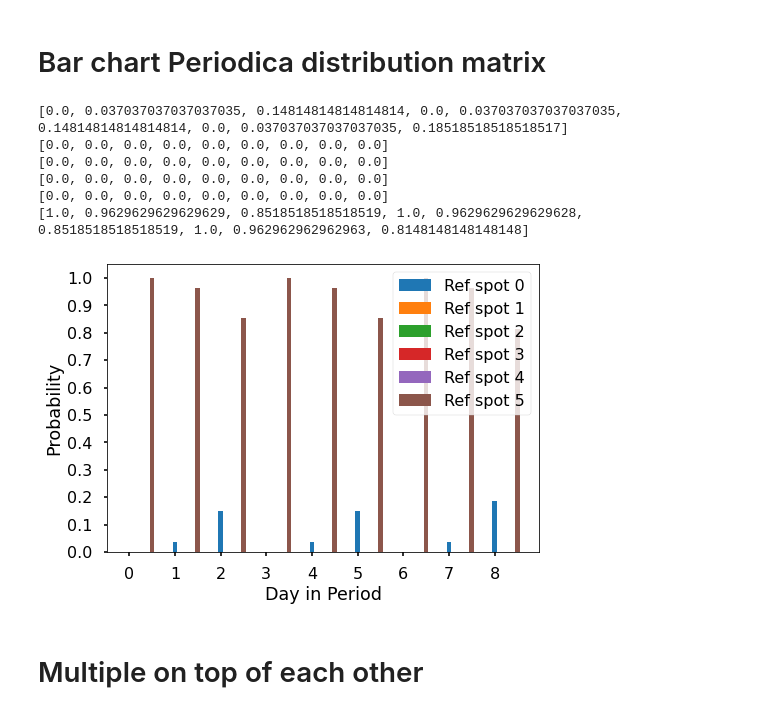
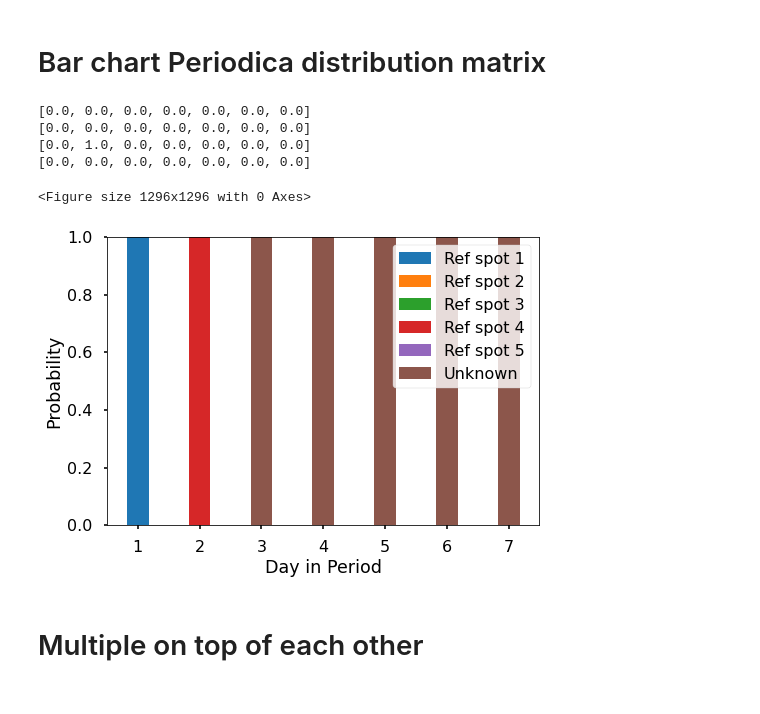
Before and after one commit to liseph/masterproject, a Jupyter notebook: GRaphs.ipynb, the cells around one changed output. Cells and saved outputs as stored; diff of their text form; code cells hidden in the pictures.

```diff
--- a/GRaphs.ipynb
+++ b/GRaphs.ipynb
@@ -45,37 +45,41 @@ sg.find_peaks(t)
 # Bar chart Periodica distribution matrix
 # %%
 # Arrays.toString(Arrays.stream(((SegmentCluster)((ArrayList)((PeriodicaResult)patterns[0]).segments).get(0)).distMatrix).map(line -> Arrays.toString(line)).toArray())
-data = [[0.0, 0.0, 0.0, 0.0, 0.0, 1.0], [0.037037037037037035, 0.0, 0.0, 0.0, 0.0, 0.9629629629629629], [0.14814814814814814, 0.0, 0.0, 0.0, 0.0, 0.8518518518518519], [0.0, 0.0, 0.0, 0.0, 0.0, 1.0], [0.037037037037037035, 0.0, 0.0, 0.0, 0.0, 0.9629629629629628], [0.14814814814814814, 0.0, 0.0, 0.0, 0.0, 0.8518518518518519], [0.0, 0.0, 0.0, 0.0, 0.0, 1.0], [0.037037037037037035, 0.0, 0.0, 0.0, 0.0, 0.962962962962963], [0.18518518518518517, 0.0, 0.0, 0.0, 0.0, 0.8148148148148148]]
+data = [[0.0, 1.0, 0.0, 0.0, 0.0, 0.0], [0.0, 0.0, 0.0, 0.0, 1.0, 0.0], [1.0, 0.0, 0.0, 0.0, 0.0, 0.0], [1.0, 0.0, 0.0, 0.0, 0.0, 0.0], [1.0, 0.0, 0.0, 0.0, 0.0, 0.0], [1.0, 0.0, 0.0, 0.0, 0.0, 0.0], [1.0, 0.0, 0.0, 0.0, 0.0, 0.0]]
 
+plt.figure(figsize = (18, 18))
 dim = len(data[0])
-w = 0.6
+w = 0.35
 dimw = w / dim
 
 fig = plt.figure()
 ax = fig.add_axes([0,0,1,1])
-x = np.arange(len(data))
-for i in range(len(data[0])):
+x = np.arange(len(data)) + 1
+
+prev = np.array([d[1] for d in data])
+ax.bar(x, prev, w)
+for i in range(2, len(data[0])):
     y = [d[i] for d in data]
     print(y)
-    ax.bar(x + i * dimw, y,
-               dimw,
-               bottom = 0.001)
-
+    ax.bar(x, y, w, bottom=prev)
+    prev += y
+last = np.array([d[0] for d in data])
+ax.bar(x, last, w, bottom=prev)
 
 ax.set_ylabel('Probability')
 ax.set_xlabel('Day in Period')
 ax.set_xticks(x)
-ax.set_yticks(np.arange(0, 1.1, 0.1))
-ax.legend(labels=['Ref spot 0', 'Ref spot 1', 'Ref spot 2', 'Ref spot 3', 'Ref spot 4', 'Ref spot 5'])
+ax.set_yticks(np.arange(0, 1.1, 0.2))
+labels = ['Ref spot ' + str(i) for i in range(1,len(data[0]))] + ['Unknown']
+ax.legend(labels=labels)
 plt.show()
 # %% [output]
-[0.0, 0.037037037037037035, 0.14814814814814814, 0.0, 0.037037037037037035, 0.14814814814814814, 0.0, 0.037037037037037035, 0.18518518518518517]
-[0.0, 0.0, 0.0, 0.0, 0.0, 0.0, 0.0, 0.0, 0.0]
-[0.0, 0.0, 0.0, 0.0, 0.0, 0.0, 0.0, 0.0, 0.0]
-[0.0, 0.0, 0.0, 0.0, 0.0, 0.0, 0.0, 0.0, 0.0]
-[0.0, 0.0, 0.0, 0.0, 0.0, 0.0, 0.0, 0.0, 0.0]
-[1.0, 0.9629629629629629, 0.8518518518518519, 1.0, 0.9629629629629628, 0.8518518518518519, 1.0, 0.962962962962963, 0.8148148148148148]
+[0.0, 0.0, 0.0, 0.0, 0.0, 0.0, 0.0]
+[0.0, 0.0, 0.0, 0.0, 0.0, 0.0, 0.0]
+[0.0, 1.0, 0.0, 0.0, 0.0, 0.0, 0.0]
+[0.0, 0.0, 0.0, 0.0, 0.0, 0.0, 0.0]
+<Figure size 1296x1296 with 0 Axes>
-[figure, old version]
+[figure, new version]
 # %% [markdown]
 # Multiple on top of each other
 # %%
```
Also changed, not shown: 20 other files.
